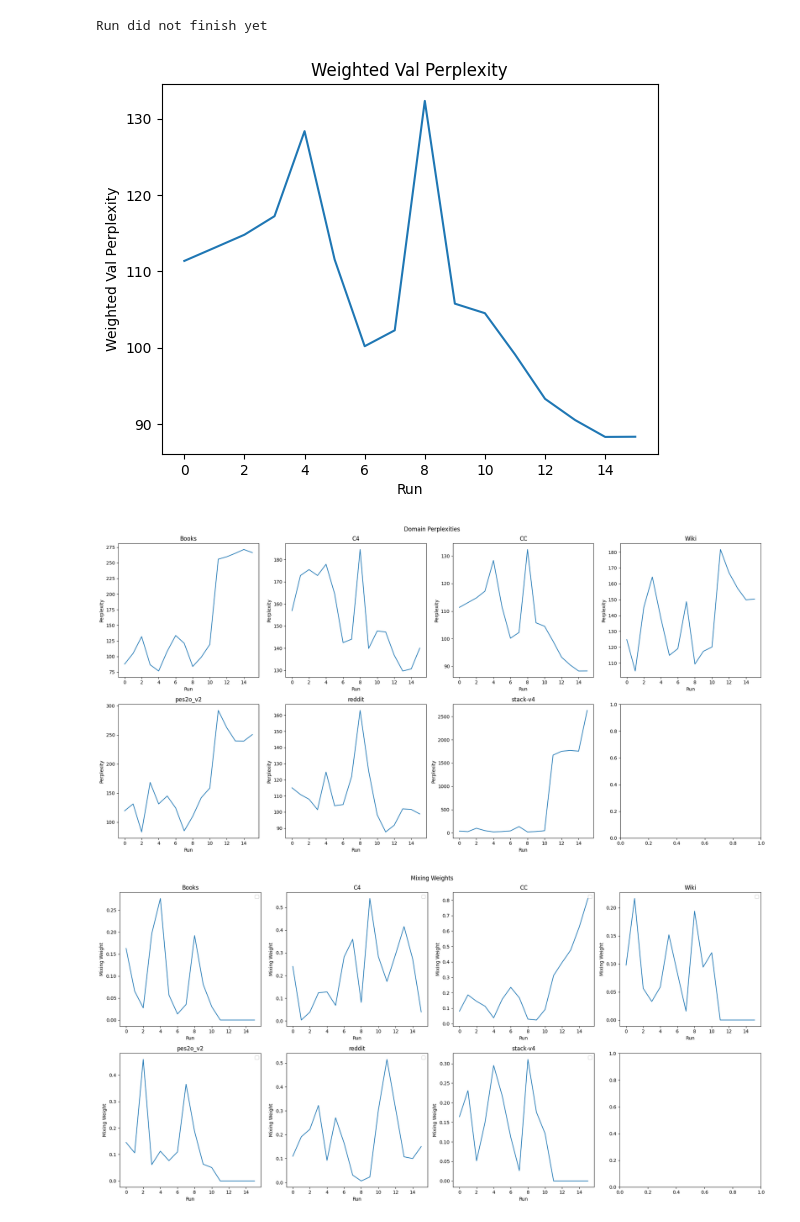
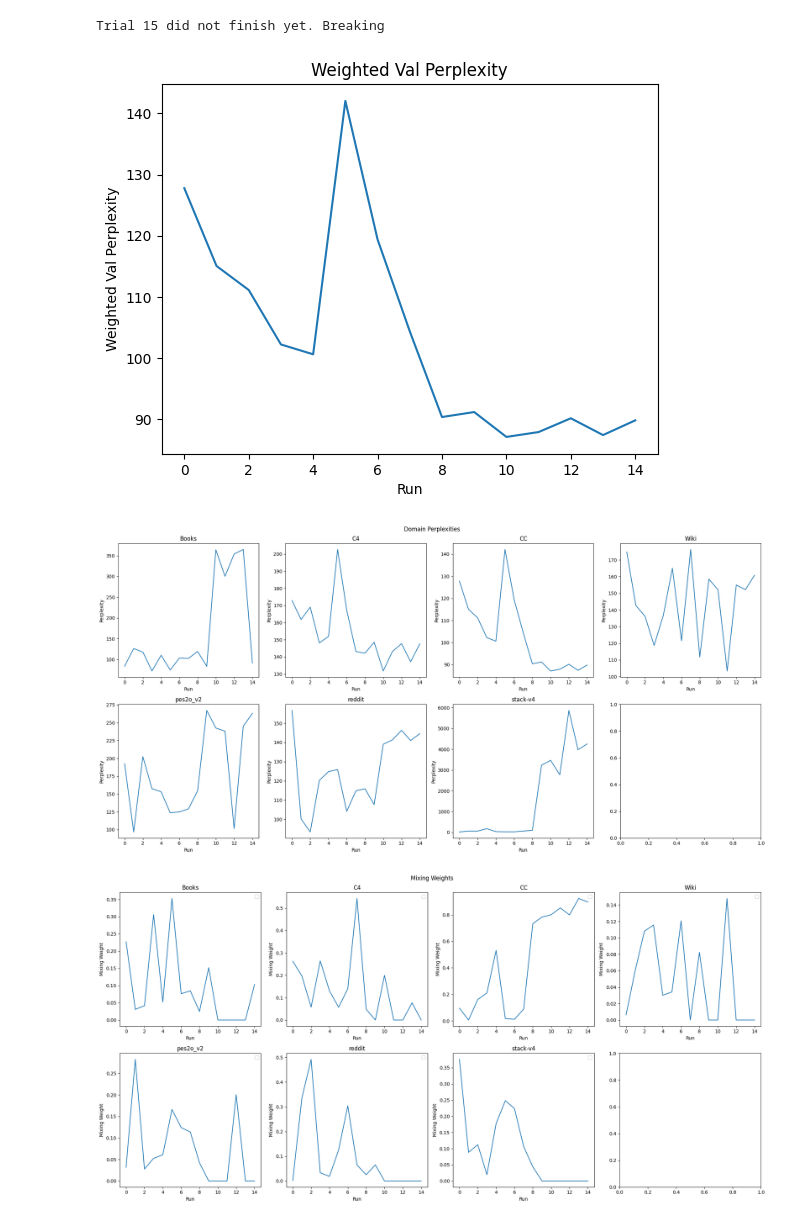
Before and after one commit to tim200002/lm_mixture_optimization, a Jupyter notebook: scripts/analyze_experiment.ipynb, the cells around one changed output. Cells and saved outputs as stored; diff of their text form; code cells hidden in the pictures.

```diff
--- a/scripts/analyze_experiment.ipynb
+++ b/scripts/analyze_experiment.ipynb
@@ -75,17 +72,19 @@ def plot_mixing_weights(results):
         axs[i].set_ylabel('Mixing Weight')
         axs[i].legend()
     plt.tight_layout()
-# %%
-config_path = "../logs/turbo_0/config.yaml"
-config = read_experiment(config_path)
-results = get_runs_result(config)
-
-plot_weighted_val_perplexity(results)
-plot_domain_perplexities(results)
-plot_mixing_weights(results)
-plt.show()
-# %% [output]
-Run did not finish yet
-[figure, removed]
-[figure, removed]
-[figure, removed]
+# %%
+experiment_history_path = "../logs/turbo-new_15/experiment_history.yaml"
+#experiment_history_path = "../logs/bayesian_new_1/experiment_history.yaml"
+#experiment_history_path = "../logs/turbo-try_again/experiment_history.yaml"
+experiments = read_experiments(experimnt_history=experiment_history_path)
+val_results, weighted_perplexity, domain_weights = get_experiment_result(experiments[0])
+
+plot_weighted_val_perplexity(weighted_perplexity)
+plot_domain_perplexities(val_results)
+plot_mixing_weights(domain_weights)
+plt.show()
+# %% [output]
+Trial 15 did not finish yet. Breaking
+[figure, added]
+[figure, added]
+[figure, added]
```
Also changed, not shown: parts of 3 cells of this notebook, 13 other files.
